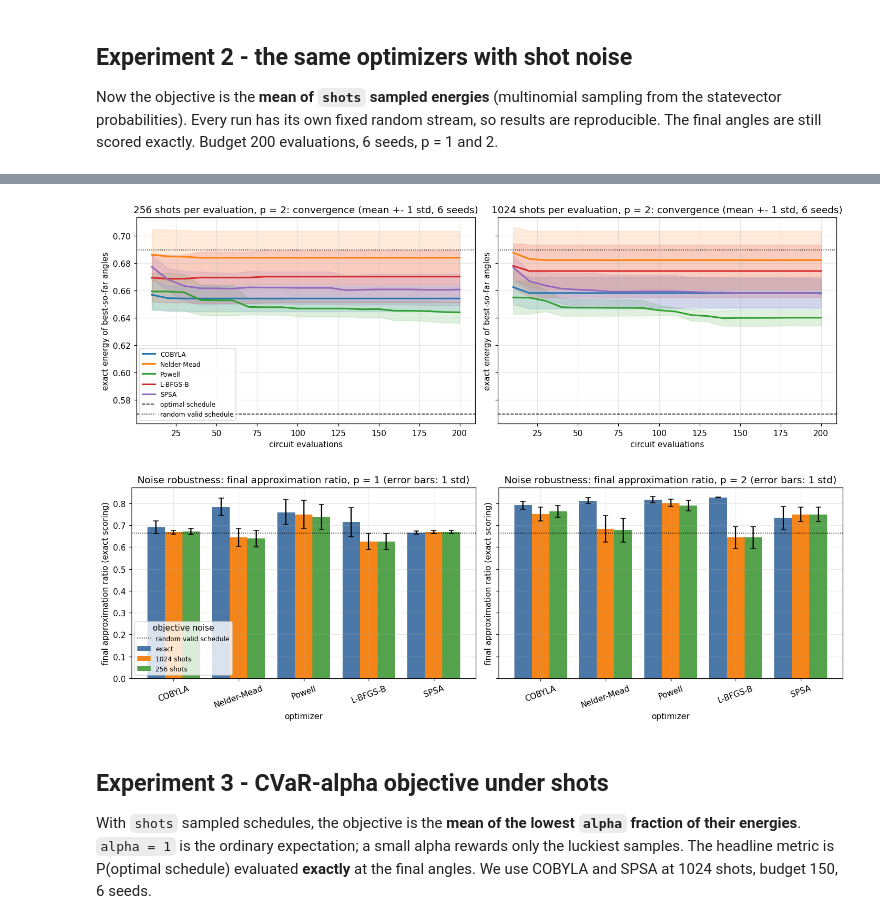
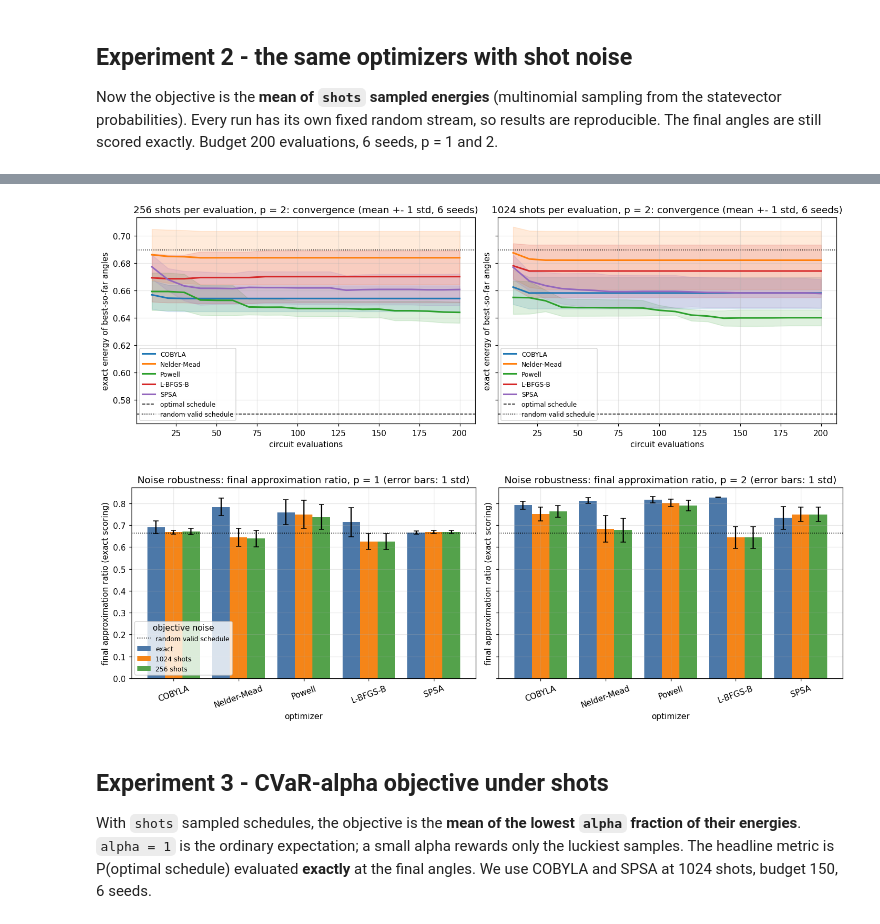
Before and after one commit to SakxamShrestha/quant5-fisk-IQ-hackathon, a Jupyter notebook: notebooks/04_optimizers_and_cvar.ipynb, the cells around one changed output, grey strips where cells are left out. Saved outputs shown, nothing was run; the diff lists cells and outputs as text; code cells hidden in the pictures.

```diff
--- a/notebooks/04_optimizers_and_cvar.ipynb
+++ b/notebooks/04_optimizers_and_cvar.ipynb
@@ -156,7 +156,7 @@ for ax, p in zip(axes, (1, 2)):
     ax.axhline(base.mean, color='k', ls=':', lw=1, label='random valid schedule')
     ax.set_title(f'Exact energy, p = {p}: convergence (mean +- 1 std, 8 seeds)')
     ax.set_xlabel('circuit evaluations'); ax.set_ylabel('exact energy of best-so-far angles')
-axes[0].legend(fontsize=8)
+for ax in axes: ax.legend(fontsize=8)
 plt.tight_layout(); plt.savefig(OUT / 'convergence_exact.png'); plt.show()
 
 names1 = METHODS + [LOW]
@@ -219,34 +219,34 @@ shots  p optimizer      approx ratio   P(opt)  evals  success
 # %%
 fig, axes = plt.subplots(1, 2, figsize=(13, 4.5), sharey=True)
 for ax, shots in zip(axes, (256, 1024)):
     for m in METHODS:
         c = exp2_curves[(shots, 2, m)]
         ax.plot(xs_n, c.mean(0), color=COLORS[m], label=m, lw=2)
         ax.fill_between(xs_n, c.mean(0) - c.std(0), c.mean(0) + c.std(0), color=COLORS[m], alpha=0.15)
     ax.axhline(base.best, color='k', ls='--', lw=1, label='optimal schedule')
     ax.axhline(base.mean, color='k', ls=':', lw=1, label='random valid schedule')
     ax.set_title(f'{shots} shots per evaluation, p = 2: convergence (mean +- 1 std, 6 seeds)')
     ax.set_xlabel('circuit evaluations'); ax.set_ylabel('exact energy of best-so-far angles')
-axes[0].legend(fontsize=8)
+for ax in axes: ax.legend(fontsize=8)
 plt.tight_layout(); plt.savefig(OUT / 'convergence_noisy.png'); plt.show()
 
 fig, axes = plt.subplots(1, 2, figsize=(13, 4.5), sharey=True)
 width = 0.27
 for ax, p in zip(axes, (1, 2)):
     for j, (lab, get) in enumerate([('exact', lambda m: exp1[(p, m)]),
                                     ('1024 shots', lambda m: exp2[(1024, p, m)]),
                                     ('256 shots', lambda m: exp2[(256, p, m)])]):
         mu = [get(m)['approx_ratio'][0] for m in METHODS]; sd = [get(m)['approx_ratio'][1] for m in METHODS]
         ax.bar(np.arange(5) + (j - 1) * width, mu, width, yerr=sd, capsize=3, label=lab,
                color=['#4c78a8', '#f58518', '#54a24b'][j])
     ax.axhline(RANDOM_RATIO, color='k', ls=':', lw=1, label='random valid schedule')
     ax.set_xticks(range(5)); ax.set_xticklabels(METHODS, rotation=20)
     ax.set_title(f'Noise robustness: final approximation ratio, p = {p} (error bars: 1 std)')
     ax.set_xlabel('optimizer'); ax.set_ylabel('final approximation ratio (exact scoring)')
 axes[0].legend(title='objective noise', fontsize=8)
 plt.tight_layout(); plt.savefig(OUT / 'approx_ratio_noisy.png'); plt.show()
 # %% [output]
-[figure, old version]
+[figure, new version]
 [figure]
 # %% [markdown]
 ## Experiment 3 - CVaR-alpha objective under shots
```
Also changed, not shown: parts of 6 cells of this notebook, 14 other files.
